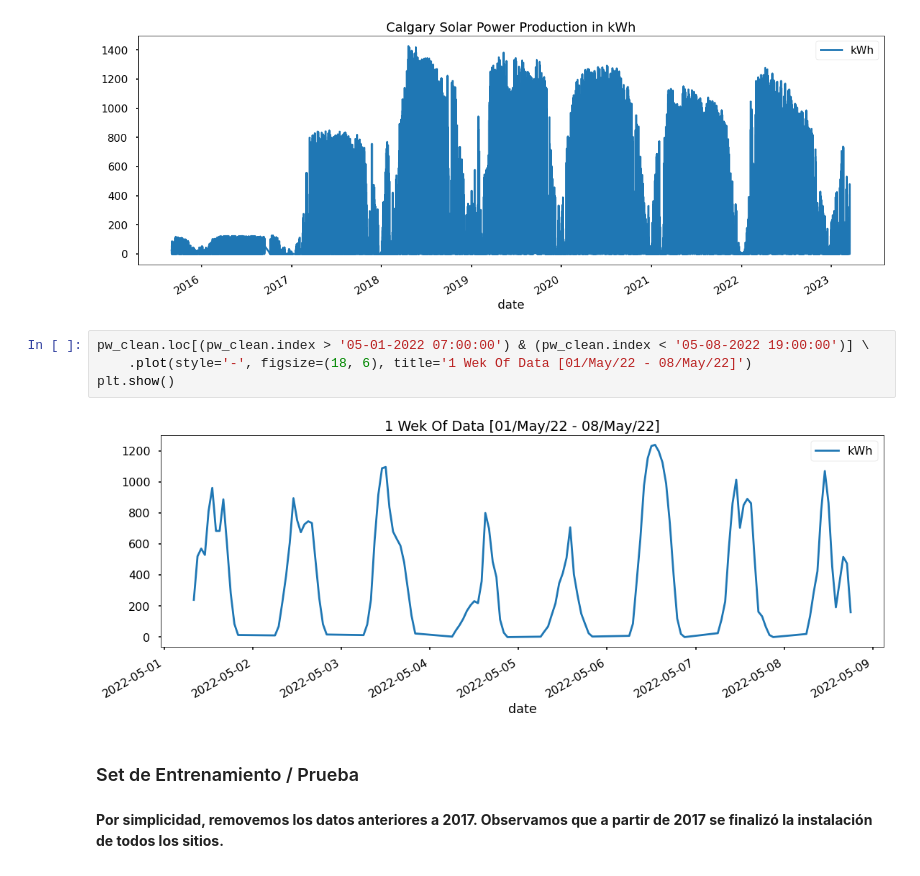
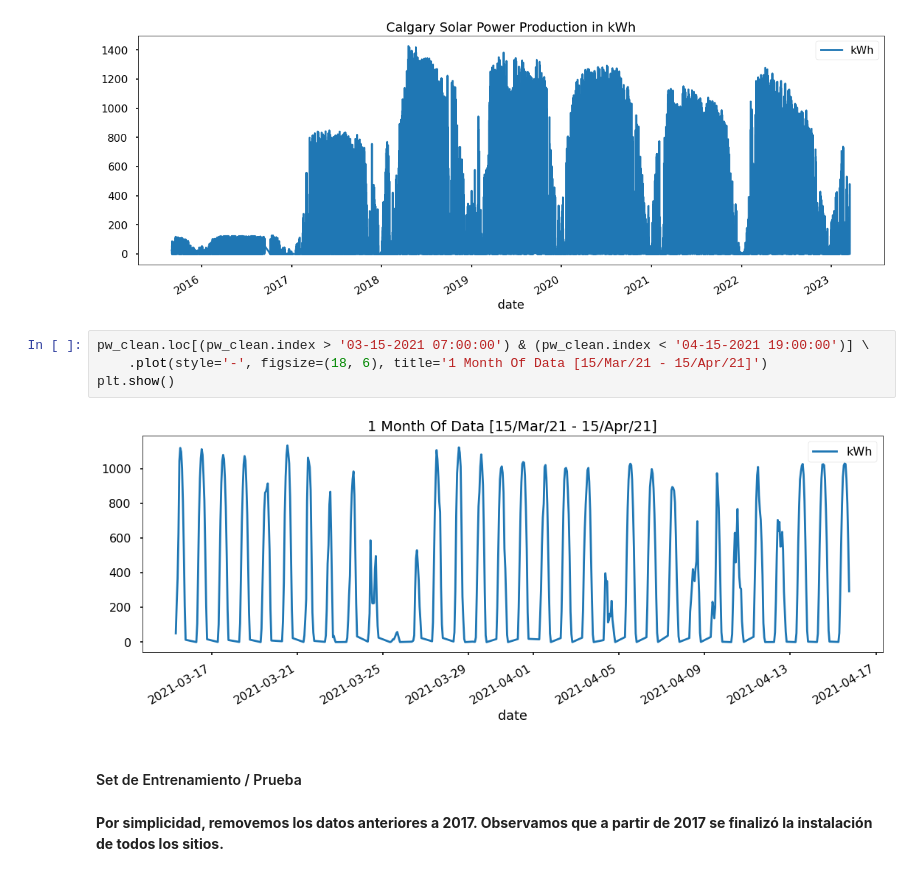
Before and after one commit to ivnlee/project-timeseries, a Jupyter notebook: notebooks/solar_power_analysis.ipynb, the cells around one changed output. Drawn from its saved outputs; the diff is of its cells as text.

```diff
--- a/notebooks/solar_power_analysis.ipynb
+++ b/notebooks/solar_power_analysis.ipynb
@@ -152,13 +153,13 @@ plt.show()
 # %% [output]
 [figure]
 # %%
-pw_clean.loc[(pw_clean.index > '05-01-2022 07:00:00') & (pw_clean.index < '05-08-2022 19:00:00')] \
-    .plot(style='-', figsize=(18, 6), title='1 Wek Of Data [01/May/22 - 08/May/22]')
+pw_clean.loc[(pw_clean.index > '03-15-2021 07:00:00') & (pw_clean.index < '04-15-2021 19:00:00')] \
+    .plot(style='-', figsize=(18, 6), title='1 Month Of Data [15/Mar/21 - 15/Apr/21]')
 plt.show()
 # %% [output]
-[figure, old version]
+[figure, new version]
 # %% [markdown]
-### Set de Entrenamiento / Prueba
+#### Set de Entrenamiento / Prueba
 # %% [markdown]
 **Por simplicidad, removemos los datos anteriores a 2017. Observamos que a partir de 2017 se finalizó la instalación de todos los sitios.**
 # %%
```
Also changed, not shown: parts of 33 cells of this notebook.
